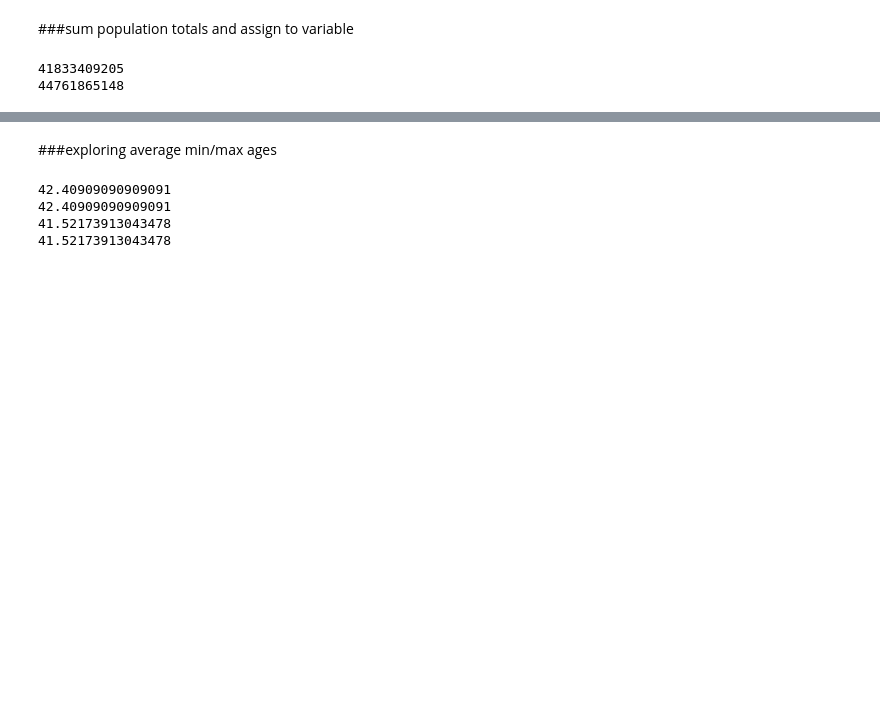
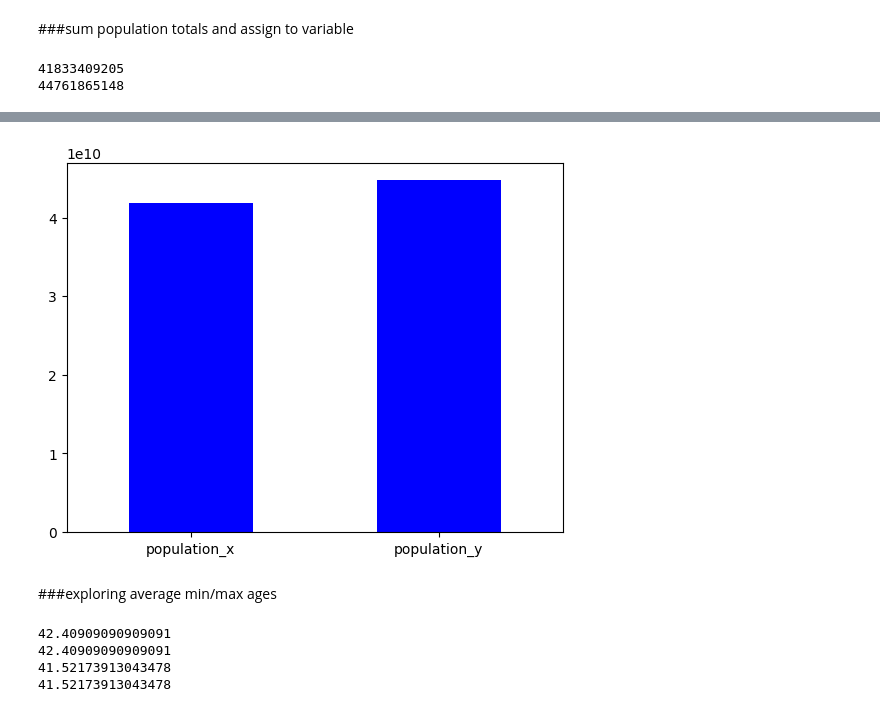
Before and after one commit to RobBecht/Population-Growth, a Jupyter notebook: PopGrowth.ipynb, the cells around one changed output, grey strips where cells are left out. Cells and saved outputs as stored; diff of their text form; code cells hidden in the pictures; blank space fills up the shorter version.

```diff
--- a/PopGrowth.ipynb
+++ b/PopGrowth.ipynb
@@ -64,3 +72,9 @@ print(population_y_total)
+# %%
+merged_data[merged_data.columns[7:9]].sum().plot.bar(rot=0, color='Blue')
+plt.tight_layout
+plt.show()
+# %% [output]
+[figure, added]
 # %% [markdown]
 ###exploring average min/max ages
 # %%
```
Also changed, not shown: parts of 13 cells of this notebook.
